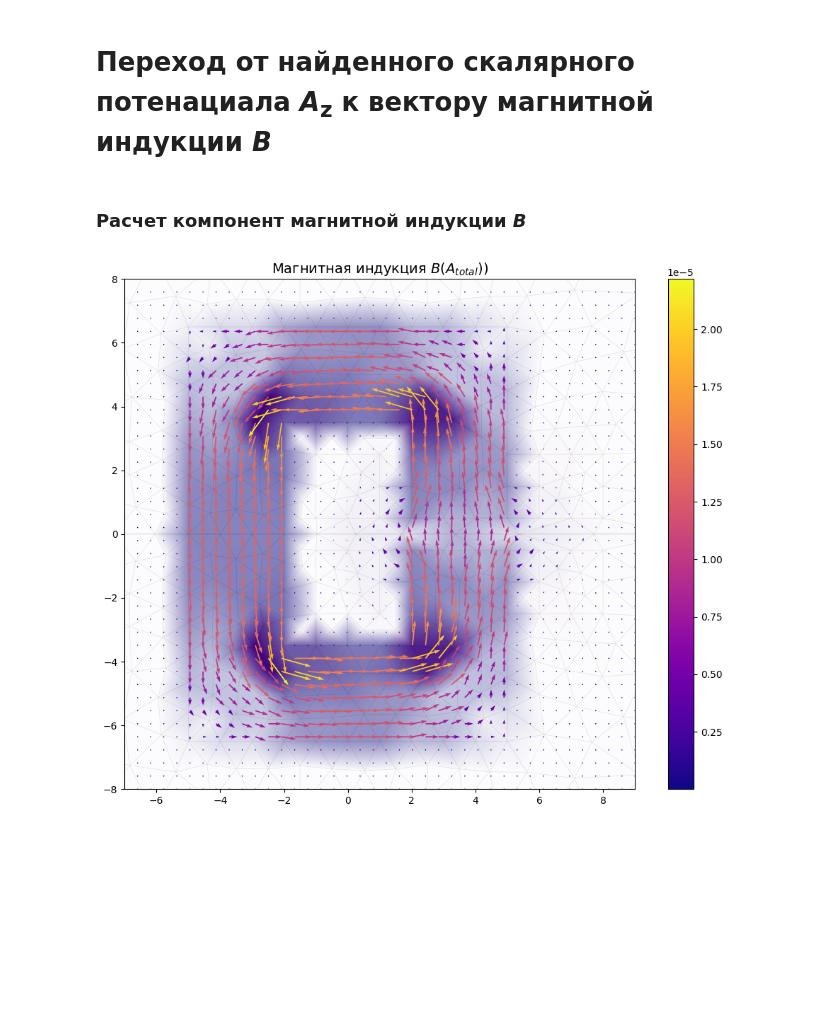
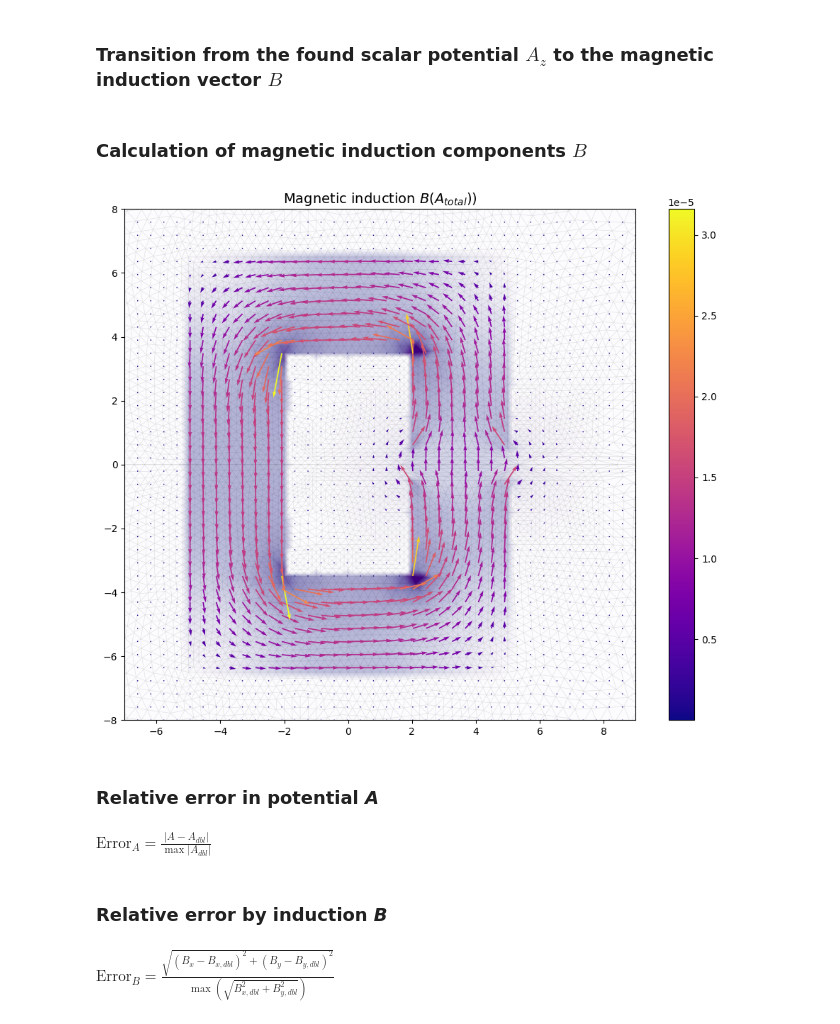
Before and after one commit to chimitOS/PINN_model, a Jupyter notebook: magnet/FEM_magnet.ipynb, the cells around one changed output. Drawn from its saved outputs; the diff is of its cells as text; code cells hidden in the pictures; blank space fills up the shorter version.

```diff
--- a/magnet/FEM_magnet.ipynb
+++ b/magnet/FEM_magnet.ipynb
@@ -49,0 +123,10 @@ print(lines, line_tags)
+# %%
+start_time = time.time()
+
+print("Running the calculation on a sparse grid (refineK=2)...")
+X_c, tri_c, u_c, tags_c = solve_fem(refineK=2)
+
+print("Running the calculation on a dense grid (refineK=3)...")
+X_f, tri_f, u_f, _ = solve_fem(refineK=3)
+
+print(f"Calculations completed in {time.time() - start_time:.2f} сек.")
@@ -174,25 +166,25 @@ print(f"Количество элементов: {elements.shape[0]}")
 # %%
 #объект триангуляции matplotlib
 
-triangulation_top = tri.Triangulation(X_y[:, 0], X_y[:, 1], triangles)
-triangulation_bottom = tri.Triangulation(X_y[:, 0], -X_y[:, 1], triangles)
+triangulation_top = tri.Triangulation(X_c[:, 0], X_c[:, 1], tri_c)
+triangulation_bottom = tri.Triangulation(X_c[:, 0], -X_c[:, 1], tri_c)
 
 plt.figure(figsize=(11, 10))
 ax = plt.gca()
 ax.set_aspect('equal')
 
-vmin = u_fem_np.min()
-vmax = u_fem_np.max()
+vmin = u_c.min()
+vmax = u_c.max()
 levels = np.linspace(vmin, vmax, 100)
 
-contour_top = ax.tricontourf(triangulation_top, u_fem_np, levels=levels, cmap='jet')
-contour_bottom = ax.tricontourf(triangulation_bottom, u_fem_np, levels=levels, cmap='jet')
+contour_top = ax.tricontourf(triangulation_top, u_c, levels=levels, cmap='jet')
+contour_bottom = ax.tricontourf(triangulation_bottom, u_c, levels=levels, cmap='jet')
 
 ax.triplot(triangulation_top, color='black', alpha=0.05, linewidth=0.5)
 ax.triplot(triangulation_bottom, color='black', alpha=0.05, linewidth=0.5)
 
 cbar = plt.colorbar(contour_top)
-cbar.set_label('Магнитный векторный потенциал $A_z$', fontsize=12)
+cbar.set_label('Magnetic vector potential $A_z$', fontsize=12)
 
 ax.set_xlim(-10, 15)
 ax.set_ylim(-10, 10)
@@ -200,9 +192,9 @@ ax.set_ylim(-10, 10)
 # ax.set_xlim(-55, 55)
 # ax.set_ylim(-55, 55)
 
-plt.title('Полное распределение магнитного поля', fontsize=14)
-plt.xlabel('Координата X', fontsize=12)
-plt.ylabel('Координата Y', fontsize=12)
+plt.title('Full distribution of the magnetic field', fontsize=14)
+plt.xlabel('X', fontsize=12)
+plt.ylabel('Y', fontsize=12)
 plt.grid(True, linestyle='--', alpha=0.3)
 plt.tight_layout()
 
@@ -212,9 +204,9 @@ plt.show()
-# %% [markdown]
-<h1> Переход от найденного скалярного потенациала <i>A</i><sub>z</sub> к вектору магнитной индукции <i>B</i> </h1>
+# %% [markdown]
+### Transition from the found scalar potential $A_z$ to the magnetic induction vector $B$
 # %%
 #интерполяторы (значение потенциала в произвольной точке)
-interp_top = tri.LinearTriInterpolator(triangulation_top, u_fem_np)
-interp_bottom = tri.LinearTriInterpolator(triangulation_bottom, u_fem_np)
+interp_top = tri.LinearTriInterpolator(triangulation_top, u_c)
+interp_bottom = tri.LinearTriInterpolator(triangulation_bottom, u_c)
 
 X, Y = np.meshgrid(np.linspace(-7, 9, 40), np.linspace(-8, 8, 40))
 
@@ -224,8 +216,8 @@ V = np.zeros_like(Y)
 #отбор внутренних точек
 mask_top = (Y >= 0) & (triangulation_top.get_trifinder()(X, Y) != -1)
 mask_bottom = (Y < 0) & (triangulation_bottom.get_trifinder()(X, Y) != -1)
-# %% [markdown]
-<h3> Расчет компонент магнитной индукции <i>B</i> </h3>
+# %% [markdown]
+### Calculation of magnetic induction components $B$
 # %%
 dAdx_t, dAdy_t = interp_top.gradient(X[mask_top], Y[mask_top])
 U[mask_top] = dAdy_t
@@ -238,25 +230,30 @@ V[mask_bottom] = -dAdx_b
 B_norm_grid = np.sqrt(U**2 + V**2)
 mask_total = mask_top | mask_bottom
 # %%
-dAdx_n, dAdy_n = interp_top.gradient(X_y[:, 0], X_y[:, 1])
+
+dAdx_n, dAdy_n = interp_top.gradient(X_c[:, 0], X_c[:, 1])
 B_norm_nodes = np.sqrt(dAdy_n**2 + dAdx_n**2)
 # %%
 fig, ax = plt.subplots(figsize=(10, 8))
 ax.set_aspect('equal')
 ax.set_xlim(-7, 9)
 ax.set_ylim(-8, 8)
-ax.set_title('Магнитная индукция $B(A_{total})$)', fontsize=14)
+ax.set_title('Magnetic induction $B(A_{total})$)', fontsize=14)
 
 ax.tripcolor(triangulation_top, B_norm_nodes, shading='gouraud', cmap='Purples')
 ax.tripcolor(triangulation_bottom, B_norm_nodes, shading='gouraud', cmap='Purples')
 
 ax.triplot(triangulation_top, color='black', alpha=0.1, linewidth=0.5)
 ax.triplot(triangulation_bottom, color='black', alpha=0.1, linewidth=0.5)
 
 bar = ax.quiver(X[mask_total], Y[mask_total], U[mask_total], V[mask_total], B_norm_grid[mask_total], cmap='plasma')
 
 fig.colorbar(bar, ax=ax)
 plt.tight_layout()
 plt.show()
 # %% [output]
-[figure, old version]
+[figure, new version]
+# %% [markdown]
+<h3> Relative error in potential <i>A<i> </h3>
+# %% [markdown]
+$\text{Error}_A = \frac{|A - A_{\mathit{dbl}}|}{\max |A_{\mathit{dbl}}|}$
@@ -262,0 +274,4 @@ plt.show()
+# %% [markdown]
+<h3> Relative error by induction <i>B<i> </h3>
+# %% [markdown]
+$\text{Error}_B = \frac{\sqrt{(B_{x} - B_{x,\mathit{dbl}})^2  +  (B_{y} - B_{y,\mathit{dbl}})^2}}{\max(\sqrt{B^2_{x,\mathit{dbl}} + B^2_{y,\mathit{dbl}}})}$
```
Also changed, not shown: parts of 25 cells of this notebook.
